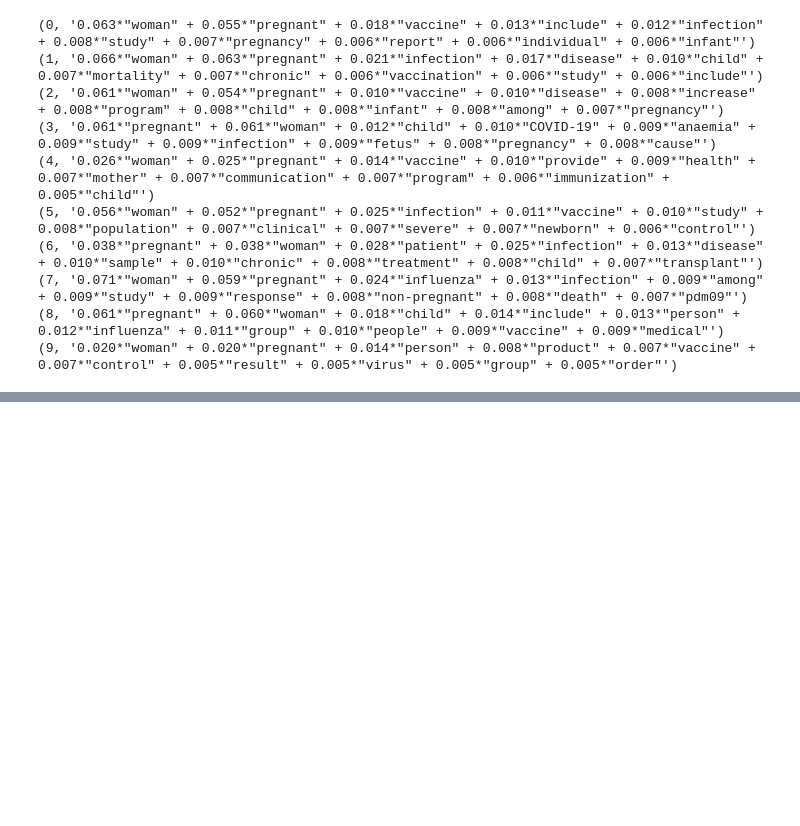
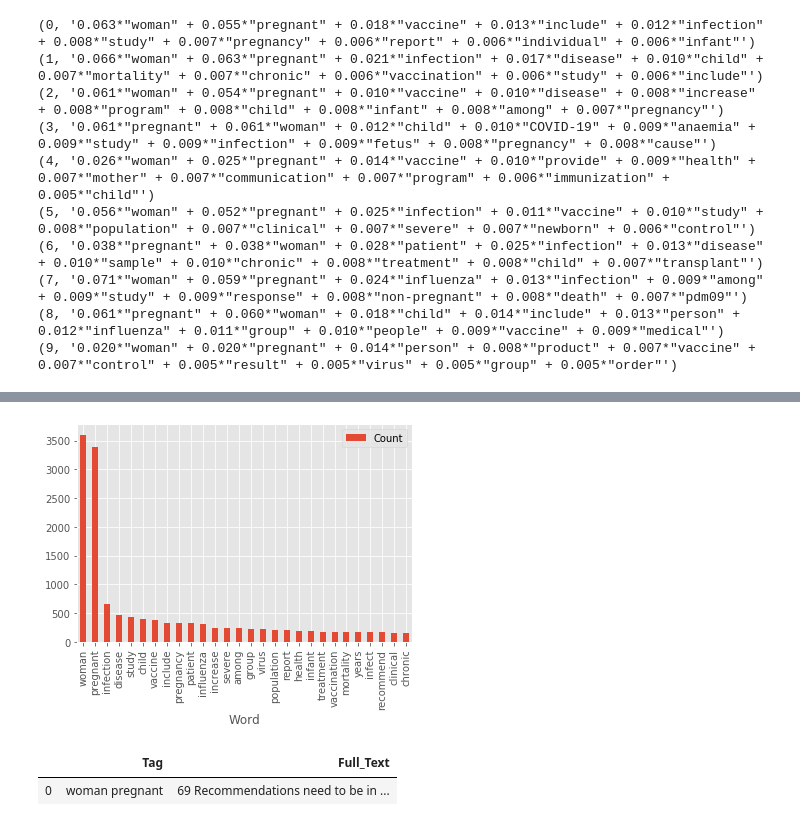
Before and after one commit to kjanjua26/Octofying-COVDI19-Literature, a Jupyter notebook: code/data_explainability/Data_Explainability_Visualizations.ipynb, the cells around one changed output, grey strips where cells are left out. Cells and saved outputs as stored; diff of their text form; code cells hidden in the pictures; blank space fills up the shorter version.

Commit message:
Computed tags for entire dataset

```diff
--- a/code/data_explainability/Data_Explainability_Visualizations.ipynb
+++ b/code/data_explainability/Data_Explainability_Visualizations.ipynb
@@ -268,7 +269,8 @@ To retain the current behavior and silence the warning, pass 'sort=True'.
 draw_horizontal_lines(100)
 print("The papers in this results are: ")
 for ix, paper in enumerate(title_to_token['title']):
-    print("Nbr: ", ix, " Title: ", paper)
+    if len(paper) > 0:
+        print("Nbr: ", ix, " Title: ", paper)
 draw_horizontal_lines(100)
 # %% [output]
 ====================================================================================================
@@ -290,0 +314,15 @@ Nbr:  348  Title:  Influenza virus-related critical illness: pathophysiology and
+# %%
+# we compute the most common words occuring in these 33375 documents
+def compute_tokens_after_cleaning(sentences):
+    wordcount = {}
+    for ix in range(len(sentences['title'])):
+        full_text = ''.join(x for x in sentences['sents'][ix])
+        tokens = prepare_text_for_lda(full_text)
+        for word in tokens:
+            if word not in wordcount:
+                wordcount[word] = 1
+            else:
+                wordcount[word] += 1
+    return wordcount
+wordcount = compute_tokens_after_cleaning(relevant_sentences)
+print(wordcount)
@@ -290,0 +331,4 @@ Nbr:  348  Title:  Influenza virus-related critical illness: pathophysiology and
+# %%
+word_counter = collections.Counter(wordcount)
+for word, count in word_counter.most_common(2):
+    print(word, ": ", count)
@@ -290,0 +338,5 @@ Nbr:  348  Title:  Influenza virus-related critical illness: pathophysiology and
+# %%
+total_count = len([x for x in word_counter.values() if x > 150]) # take words where occurence more than 50
+lst = word_counter.most_common(total_count)
+df = pd.DataFrame(lst, columns = ['Word', 'Count'])
+display(df)
@@ -290,0 +362,23 @@ Nbr:  348  Title:  Influenza virus-related critical illness: pathophysiology and
+# %%
+df.plot.bar(x='Word',y='Count')
+plt.show()
+# %% [output]
+[figure, added]
+# %%
+def tag_documents(wordcount, sentences):
+    tagged_docs = []
+    word_counter = collections.Counter(wordcount)
+    tag = ' '.join([x[0] for x in word_counter.most_common(2)])
+    complete_text_for_topics = ""
+    for ix in range(len(sentences['title'])):
+        full_text = ''.join(x for x in sentences['sents'][ix])
+        complete_text_for_topics += full_text + "\n\n"
+    tagged_docs.append((tag, complete_text_for_topics))
+    return tagged_docs
+
+tagged_docs = tag_documents(wordcount, relevant_sentences)
+df_tags = pd.DataFrame(tagged_docs, columns = ['Tag', 'Full_Text'])
+display(df_tags)
+# %% [output]
+|  | Tag | Full_Text |
+| 0 | woman pregnant | 69 Recommendations need to be in ... |
```
Also changed, not shown: parts of 10 cells of this notebook.
